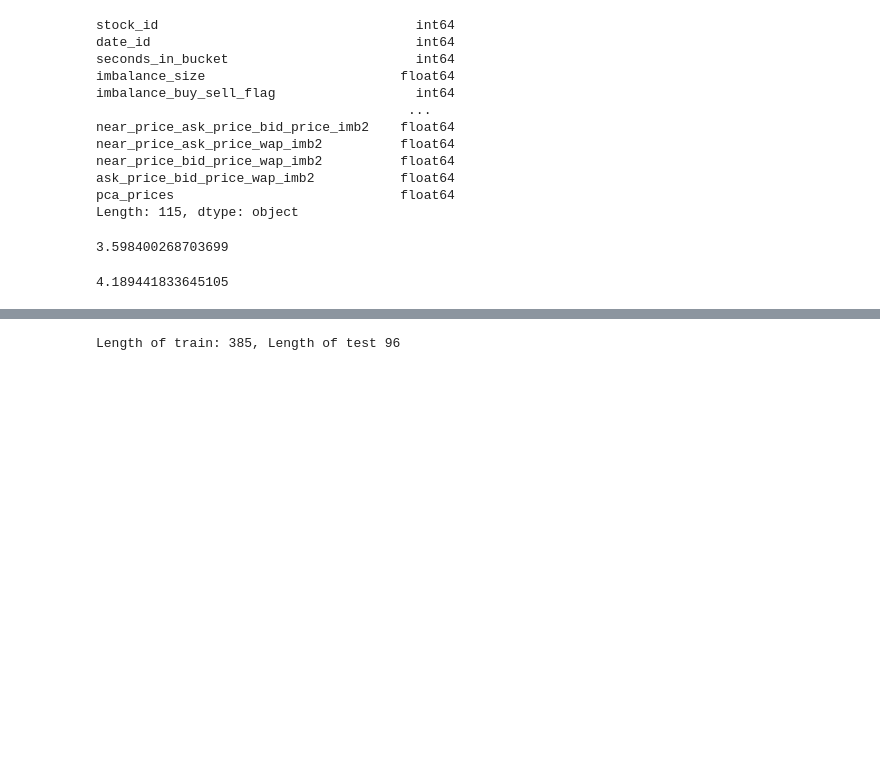
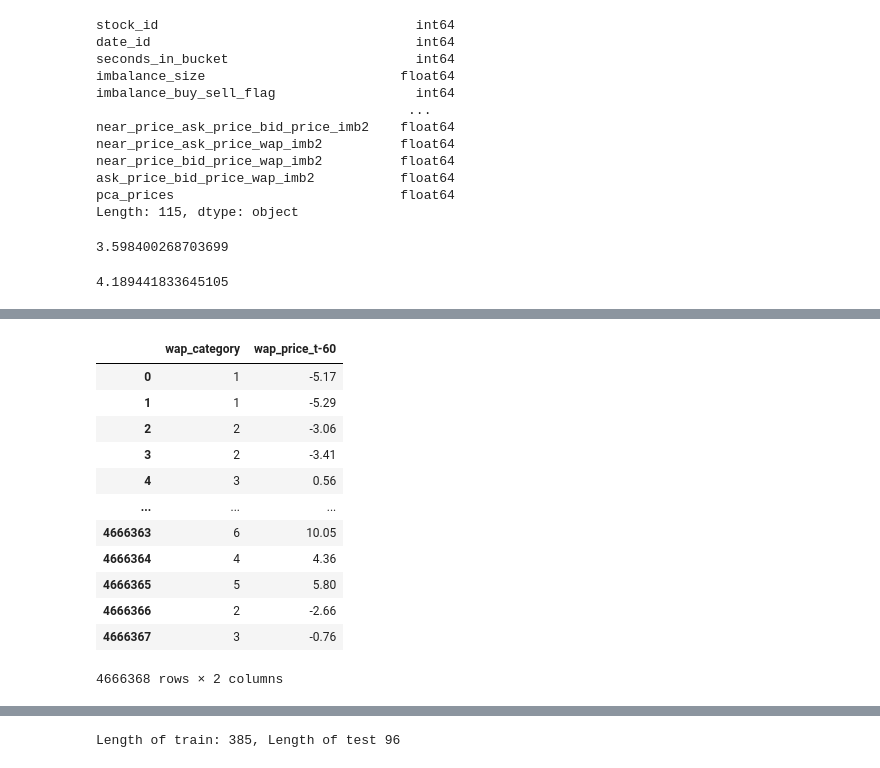
Before and after one commit to nickojelly/OptiverKaggle, a Jupyter notebook: Optiver_v0.3.5.ipynb, the cells around one changed output, grey strips where cells are left out. Drawn from its saved outputs; the diff is of its cells as text; code cells hidden in the pictures; blank space fills up the shorter version.

```diff
--- a/Optiver_v0.3.5.ipynb
+++ b/Optiver_v0.3.5.ipynb
@@ -398,6 +403,43 @@ stat_cols = ['seconds_in_bucket', 'imbalance_size',
         'wap', 'index_weight','wap_calc','initial_wap','wap_weighted', 'index_wap', 'index_wap_init', 'index_wap_move_to_init',
 
         'wap_prev_move','bid_price_prev_move','ask_price_prev_move',
+
+                 'overall_medvol', 'first5min_medvol',
+       'last5min_medvol', 'bid_plus_ask_sizes', 'imbalance_ratio', 'imb_s1',
+       'imb_s2', 'ask_x_size', 'bid_x_size', 'ask_minus_bid',
+       'bid_price_over_ask_price', 'reference_price_minus_far_price',
+       'reference_price_times_far_price', 'reference_price_times_near_price',
+       'reference_price_minus_ask_price', 'reference_price_times_ask_price',
+       'reference_price_ask_price_imb', 'reference_price_minus_bid_price',
+       'reference_price_times_bid_price', 'reference_price_bid_price_imb',
+       'reference_price_minus_wap', 'reference_price_times_wap',
+       'reference_price_wap_imb', 'far_price_minus_near_price',
+       'far_price_times_near_price', 'far_price_minus_ask_price',
+       'far_price_times_ask_price', 'far_price_minus_bid_price',
+       'far_price_times_bid_price', 'far_price_times_wap', 'far_price_wap_imb',
+       'near_price_minus_ask_price', 'near_price_times_ask_price',
+       'near_price_ask_price_imb', 'near_price_minus_bid_price',
+       'near_price_times_bid_price', 'near_price_bid_price_imb',
+       'near_price_minus_wap', 'near_price_wap_imb',
+       'ask_price_minus_bid_price', 'ask_price_times_bid_price',
+       'ask_price_minus_wap', 'ask_price_times_wap', 'ask_price_wap_imb',
+       'bid_price_minus_wap', 'bid_price_times_wap', 'bid_price_wap_imb',
+       'reference_price_far_price_near_price_imb2',
+       'reference_price_far_price_ask_price_imb2',
+       'reference_price_far_price_bid_price_imb2',
+       'reference_price_far_price_wap_imb2',
+       'reference_price_near_price_ask_price_imb2',
+       'reference_price_near_price_bid_price_imb2',
+       'reference_price_near_price_wap_imb2',
+       'reference_price_ask_price_bid_price_imb2',
+       'reference_price_ask_price_wap_imb2',
+       'reference_price_bid_price_wap_imb2',
+       'far_price_near_price_ask_price_imb2',
+       'far_price_near_price_bid_price_imb2', 'far_price_near_price_wap_imb2',
+       'far_price_ask_price_bid_price_imb2', 'far_price_ask_price_wap_imb2',
+       'far_price_bid_price_wap_imb2', 'near_price_ask_price_bid_price_imb2',
+       'near_price_ask_price_wap_imb2', 'near_price_bid_price_wap_imb2',
+       'ask_price_bid_price_wap_imb2',
 
 
        'pca_prices', 'lgbm_preds']
@@ -454,0 +519,18 @@ sys.getsizeof(X) / (1024 ** 3)
+# %%
+X['wap_category'] = X['wap_price_t-60'].apply(lambda x: 0 if x<-10 else (1 if x<-5 else(2 if x<-1.5 else(3 if x<1.5 else(4 if x<5 else( 5 if x <10 else 6))))))
+# %%
+X[['wap_category','wap_price_t-60']]
+# %% [output]
+|  | wap_category | wap_price_t-60 |
+| 0 | 1 | -5.17 |
+| 1 | 1 | -5.29 |
+| 2 | 2 | -3.06 |
+| 3 | 2 | -3.41 |
+| 4 | 3 | 0.56 |
+| ... | ... | ... |
+| 4666363 | 6 | 10.05 |
+| 4666364 | 4 | 4.36 |
+| 4666365 | 5 | 5.80 |
+| 4666366 | 2 | -2.66 |
+| 4666367 | 3 | -0.76 |
+4666368 rows × 2 columns
```
Also changed, not shown: parts of 15 cells of this notebook, 4 other files.
